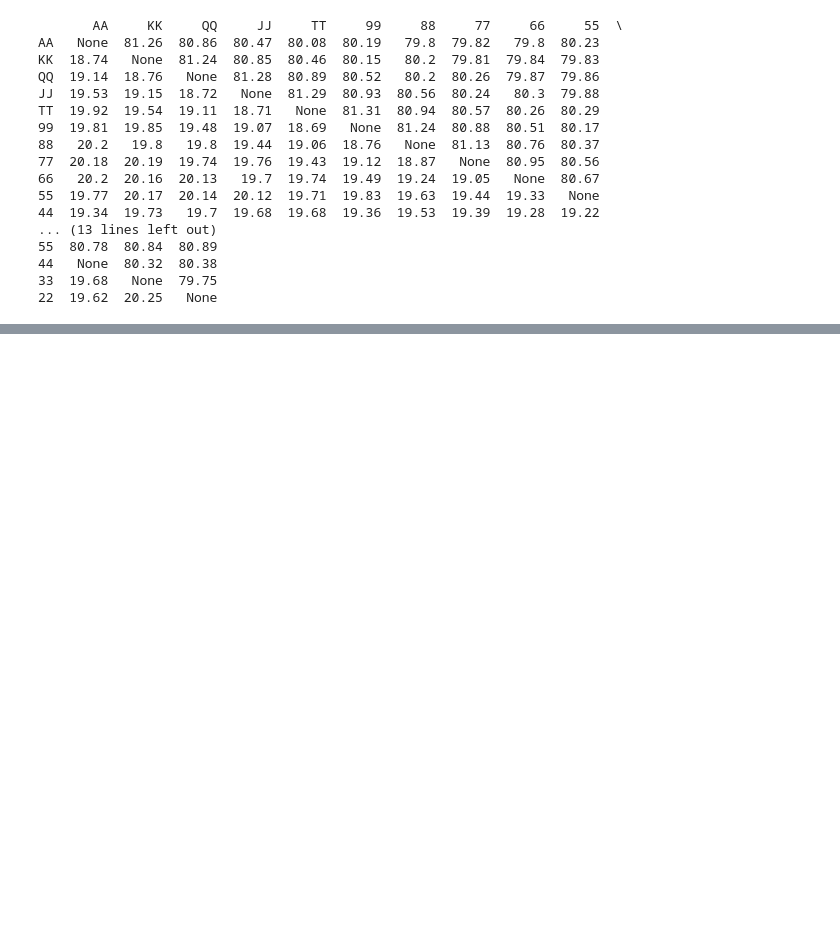
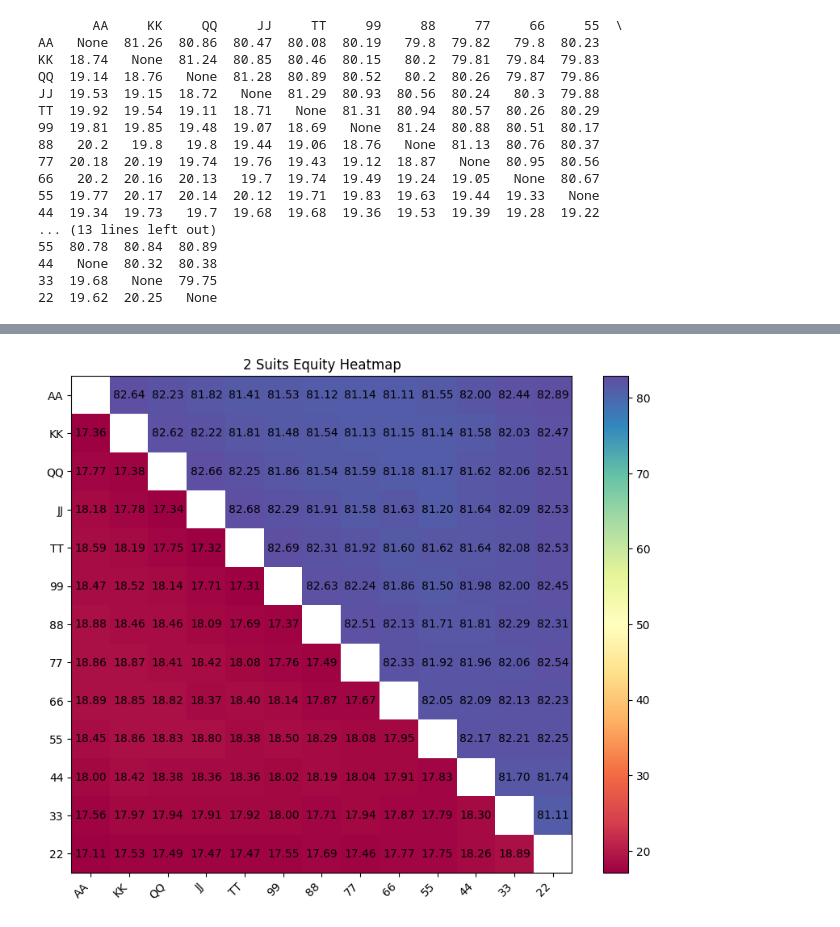
Before and after one commit to VideoPac/hello-world, a Jupyter notebook: SparringGrinder.ipynb, the cells around one changed output, grey strips where cells are left out. Saved outputs shown, nothing was run; the diff lists cells and outputs as text; code cells hidden in the pictures; blank space fills up the shorter version.

```diff
--- a/SparringGrinder.ipynb
+++ b/SparringGrinder.ipynb
@@ -393,0 +781,42 @@ foursuits_df = equity_diff_suit_df.copy()
+# %%
+import matplotlib.pyplot as plt
+import numpy as np
+
+# Assurer que le DataFrame ne contient pas de valeurs None
+twosuits_df = twosuits_df.applymap(lambda x: np.nan if x is None else x)
+
+# Créer une figure et un axe
+fig, ax = plt.subplots(figsize=(10, 8))
+
+# Convertir le DataFrame en tableau de valeurs
+data = twosuits_df.to_numpy()
+
+# Déterminer les valeurs minimales et maximales du DataFrame
+min_value = np.nanmin(data)
+max_value = np.nanmax(data)
+
+# Utiliser imshow pour afficher une heatmap
+cax = ax.imshow(data, cmap='Spectral', aspect='auto', vmin=min_value, vmax=max_value)
+
+# Ajouter une barre de couleur
+cbar = fig.colorbar(cax)
+
+# Ajouter les annotations (les valeurs) dans les cellules
+for (i, j), val in np.ndenumerate(data):
+    if not np.isnan(val):
+        ax.text(j, i, f'{val:.2f}', ha='center', va='center', color='black')
+
+# Configurer les ticks des axes
+ax.set_xticks(np.arange(len(twosuits_df.columns)))
+ax.set_yticks(np.arange(len(twosuits_df.index)))
+ax.set_xticklabels(twosuits_df.columns)
+ax.set_yticklabels(twosuits_df.index)
+
+# Ajuster la disposition pour que les étiquettes ne soient pas coupées
+plt.xticks(rotation=45, ha='right')
+plt.yticks(rotation=0)
+plt.title('2 Suits Equity Heatmap')
+
+plt.show()
+# %% [output]
+[figure, added]
```
Also changed, not shown: parts of 16 cells of this notebook.
